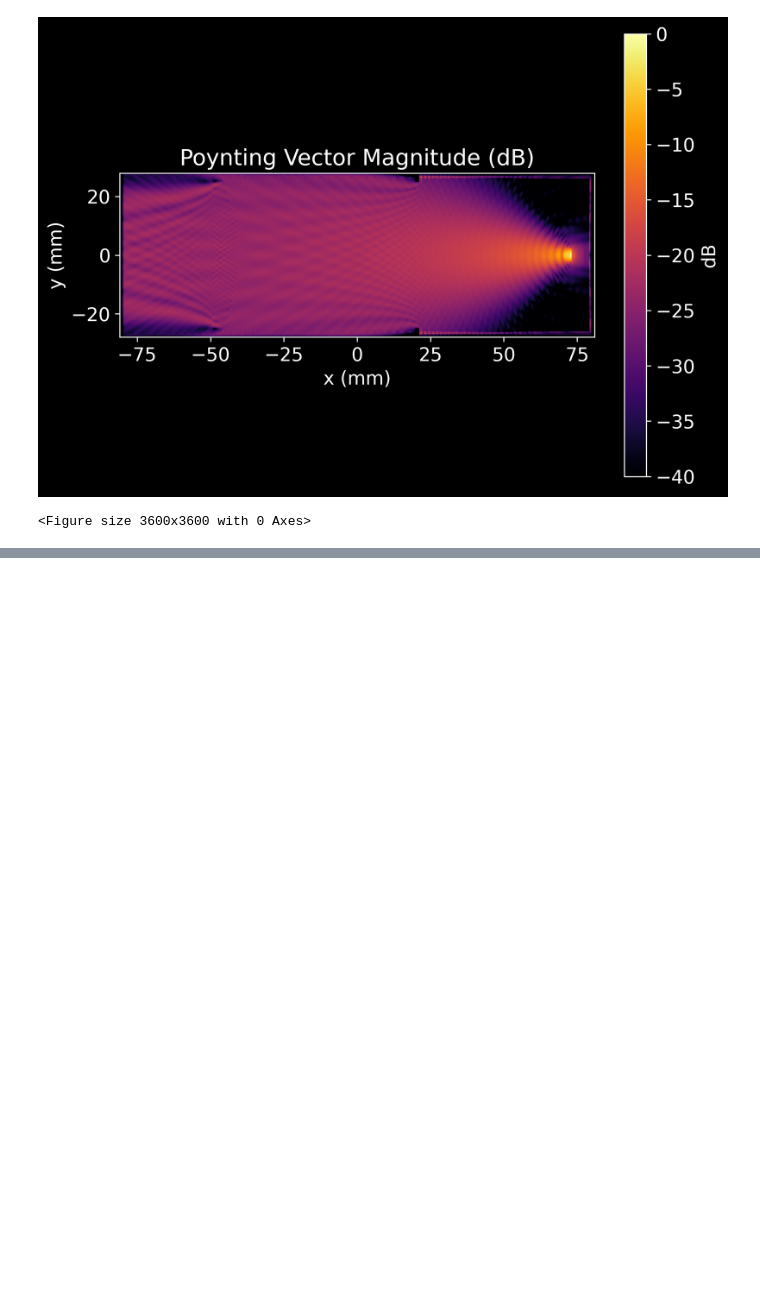
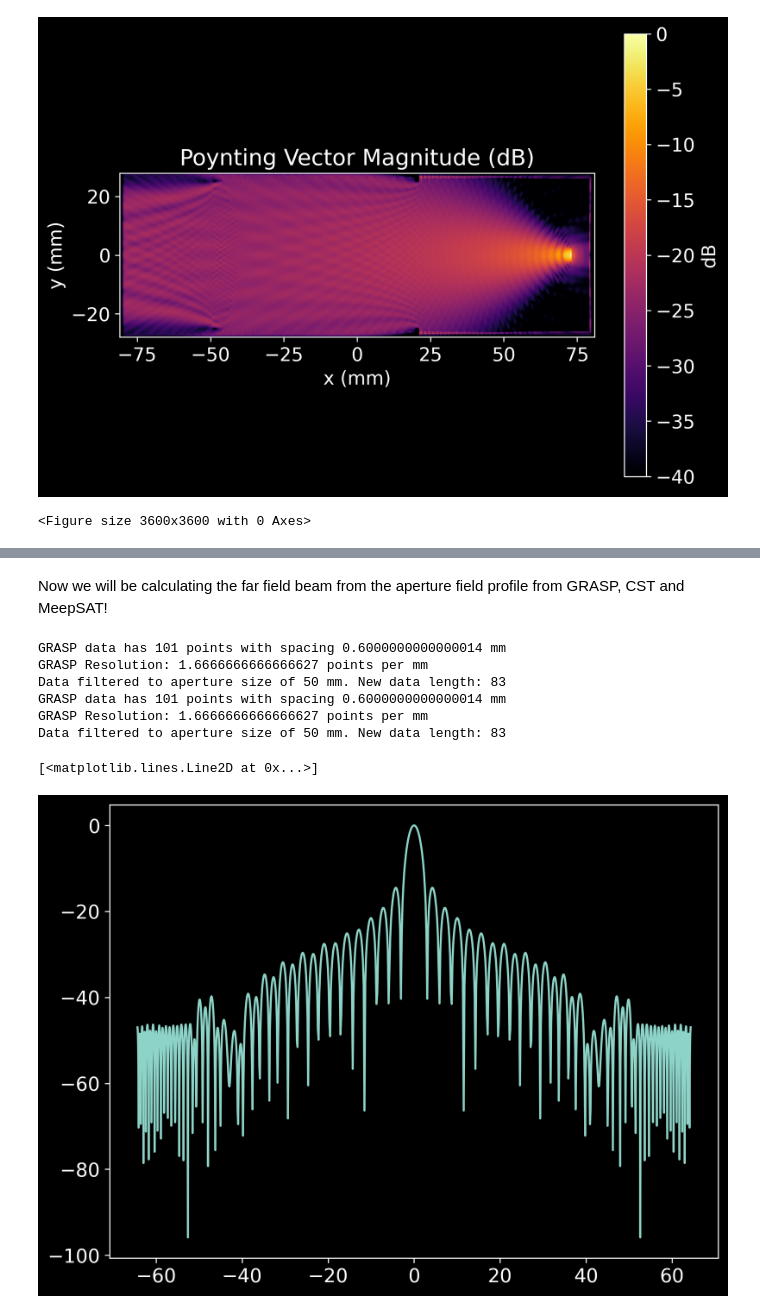
Before and after one commit to aa16oaslak/MeepSAT, a Jupyter notebook: examples/simple_single_lens_ARC.ipynb, the cells around one changed output, grey strips where cells are left out. Drawn from its saved outputs; the diff is of its cells as text; code cells hidden in the pictures; blank space fills up the shorter version.

```diff
--- a/examples/simple_single_lens_ARC.ipynb
+++ b/examples/simple_single_lens_ARC.ipynb
@@ -506,0 +539,31 @@ CST_data_with_ARC = load_cst_data(TE_Ey_data_file, TE_S_data_file, plot_label='C
+# %% [markdown]
+Now we will be calculating the far field beam from the aperture field profile from GRASP, CST and MeepSAT!
+# %%
+# GRASP MOM FARFIELD
+grasp_MOM_fft_dict = analysis.grasp_far_field_fft(grasp_data = grasp_aperture_data['MoM_ARC'],
+                                                  wavelength= 1/data['sources']['source1']['frequecy'],
+                                                  aper_size = data["apertures"]["aperture1"]["diameter"],
+                                                  zero_pad_beam=15,
+                                                  plot_label='GRASP MOM')
+
+# GRASP PO FARFIELD
+grasp_PO_fft_dict = analysis.grasp_far_field_fft(grasp_data = grasp_aperture_data['PO_noARC'],
+                                                  wavelength= 1/data['sources']['source1']['frequecy'],
+                                                  aper_size = data["apertures"]["aperture1"]["diameter"],
+                                                  zero_pad_beam=15,
+                                                  plot_label='GRASP PO')
+
+# CST Farfield (using the S magnitude data)
+# %% [output]
+GRASP data has 101 points with spacing 0.6000000000000014 mm
+GRASP Resolution: 1.6666666666666627 points per mm
+Data filtered to aperture size of 50 mm. New data length: 83
+GRASP data has 101 points with spacing 0.6000000000000014 mm
+GRASP Resolution: 1.6666666666666627 points per mm
+Data filtered to aperture size of 50 mm. New data length: 83
+# %%
+plt.figure(figsize=(8, 6))
+plt.plot(grasp_PO_fft_dict['angle'], grasp_PO_fft_dict['power_dB'])#, label=grasp_MOM_fft_dict['plot_label'])
+# %% [output]
+[<matplotlib.lines.Line2D at 0x...>]
+[figure, added]
```
Also changed, not shown: parts of 6 cells of this notebook, 10 other files.
